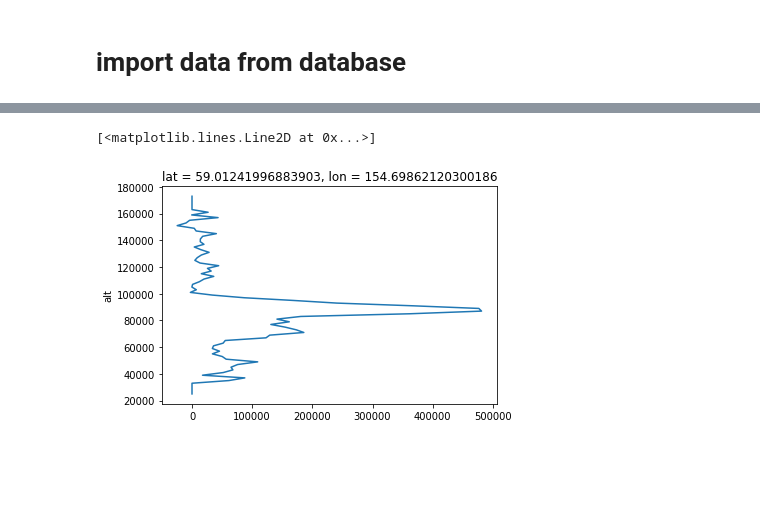
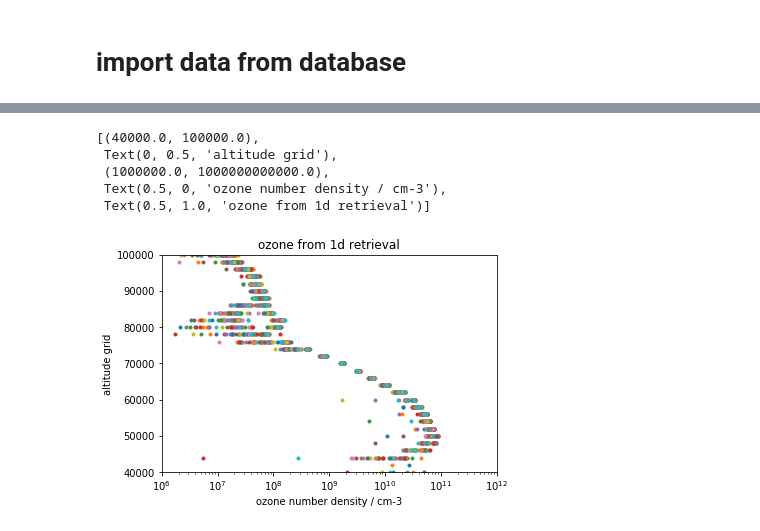
Before and after one commit to Anqi-Li/iris, a Jupyter notebook: notebooks/ozone_retrieval.ipynb, the cells around one changed output, grey strips where cells are left out. Cells and saved outputs as stored; diff of their text form; code cells hidden in the pictures; blank space fills up the shorter version.

```diff
--- a/notebooks/ozone_retrieval.ipynb
+++ b/notebooks/ozone_retrieval.ipynb
@@ -231,5 +213,19 @@ o3.plot(y='alt')
-# %%
-result.isel(lat=4, lon=5).plot(y='alt')
-# %% [output]
-[<matplotlib.lines.Line2D at 0x...>]
-[figure, removed]
+# %%
+# with constant Jhart to calculate ozone for images within im_lst
+o3 = ozone_sme(M, T, result_1d, jhart=8e-3)
+plt.figure()
+ax = plt.subplot()
+ax.plot(o3.T, z, '.')
+ax.set_xscale('log')
+ax.set(xlabel='ozone number density / cm-3',
+       ylabel='altitude grid',
+       title='ozone from 1d retrieval',
+       xlim=[1e6,1e12],
+       ylim=[40e3, 100e3])
+# %% [output]
+[(40000.0, 100000.0),
+ Text(0, 0.5, 'altitude grid'),
+ (1000000.0, 1000000000000.0),
+ Text(0.5, 0, 'ozone number density / cm-3'),
+ Text(0.5, 1.0, 'ozone from 1d retrieval')]
+[figure, added]
```
Also changed, not shown: parts of 18 cells of this notebook, 5 other files.
